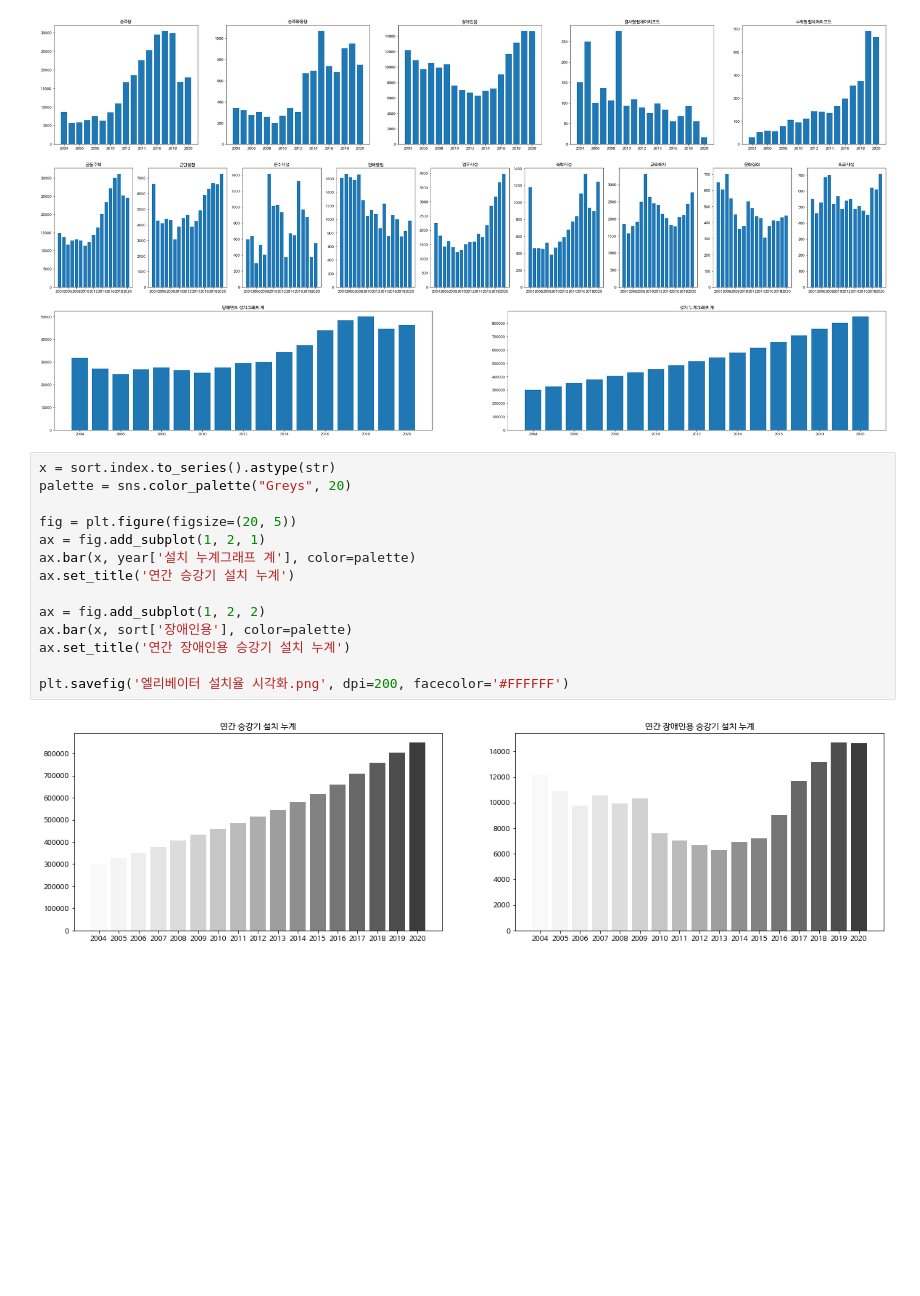
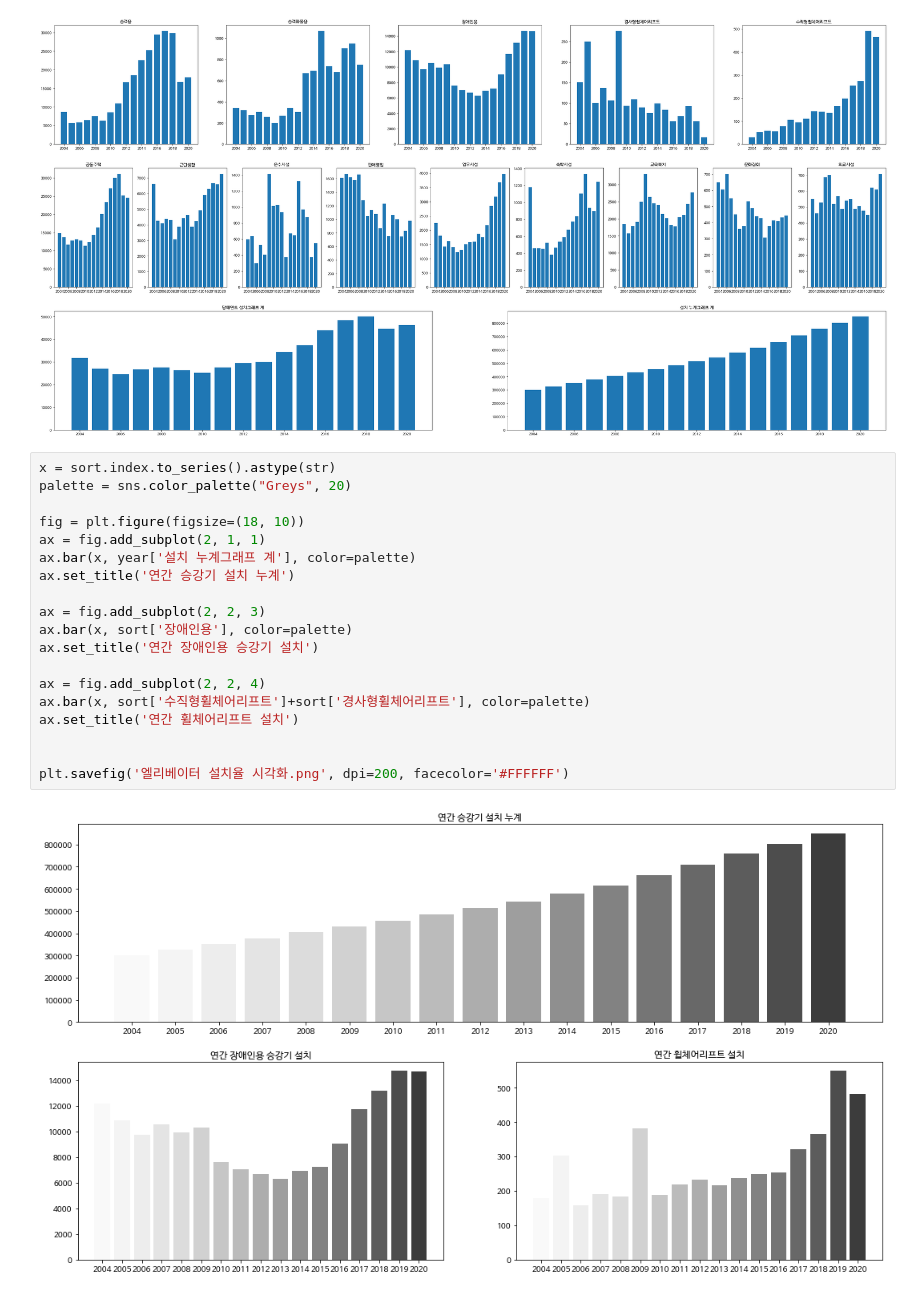
Before and after one commit to modeep/the-modeep, a Jupyter notebook: elevator/elevator.ipynb, the cells around one changed output. Cells and saved outputs as stored; diff of their text form; blank space fills up the shorter version.

```diff
--- a/elevator/elevator.ipynb
+++ b/elevator/elevator.ipynb
@@ -93,16 +93,21 @@ for i in range(len(domain)):
 # %%
 x = sort.index.to_series().astype(str)
 palette = sns.color_palette("Greys", 20)
 
-fig = plt.figure(figsize=(20, 5))
-ax = fig.add_subplot(1, 2, 1)
+fig = plt.figure(figsize=(18, 10))
+ax = fig.add_subplot(2, 1, 1)
 ax.bar(x, year['설치 누계그래프 계'], color=palette)
 ax.set_title('연간 승강기 설치 누계')
 
-ax = fig.add_subplot(1, 2, 2)
+ax = fig.add_subplot(2, 2, 3)
 ax.bar(x, sort['장애인용'], color=palette)
-ax.set_title('연간 장애인용 승강기 설치 누계')
+ax.set_title('연간 장애인용 승강기 설치')
+
+ax = fig.add_subplot(2, 2, 4)
+ax.bar(x, sort['수직형휠체어리프트']+sort['경사형휠체어리프트'], color=palette)
+ax.set_title('연간 휠체어리프트 설치')
+
 
 plt.savefig('엘리베이터 설치율 시각화.png', dpi=200, facecolor='#FFFFFF')
 # %% [output]
-[figure, old version]
+[figure, new version]
```
Also changed, not shown: parts of 2 cells of this notebook, 2 other files.
